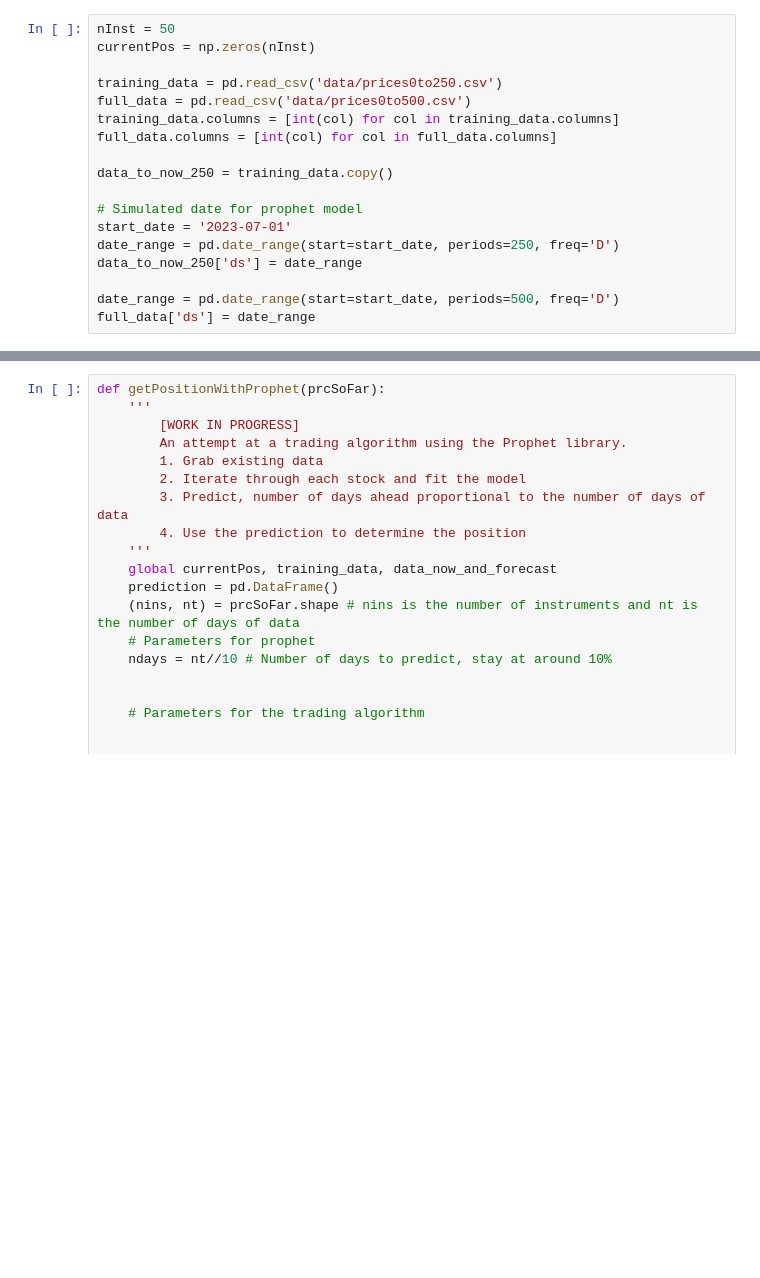
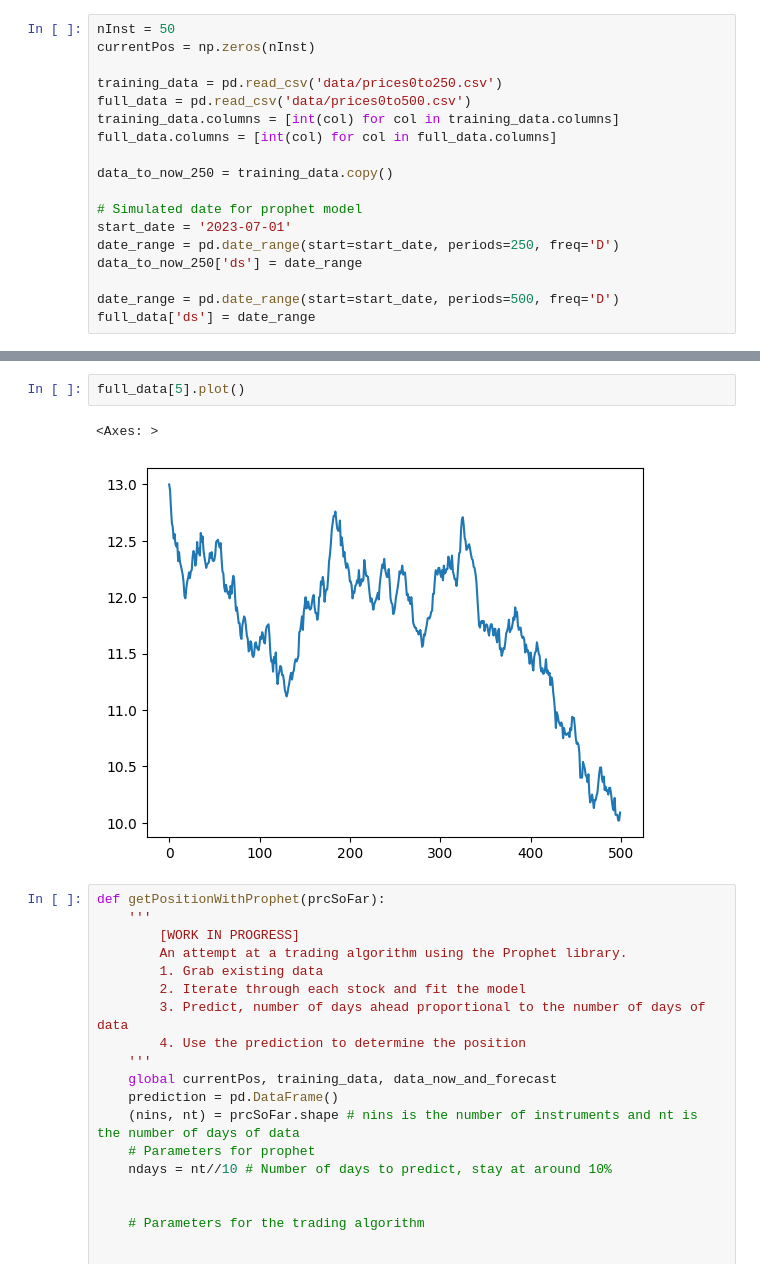
Before and after one commit to sydneycally-inclane-2812/algothon-fintech-unsw-2024, a Jupyter notebook: prophet_strat.ipynb, the cells around one changed output, grey strips where cells are left out. Drawn from its saved outputs; the diff is of its cells as text; blank space fills up the shorter version.

```diff
--- a/prophet_strat.ipynb
+++ b/prophet_strat.ipynb
@@ -25,3 +127,8 @@ full_data['ds'] = date_range
+# %%
+full_data[5].plot()
+# %% [output]
+<Axes: >
+[figure, added]
 # %%
 def getPositionWithProphet(prcSoFar):
     '''
```
Also changed, not shown: parts of 9 cells of this notebook, 5 other files.
